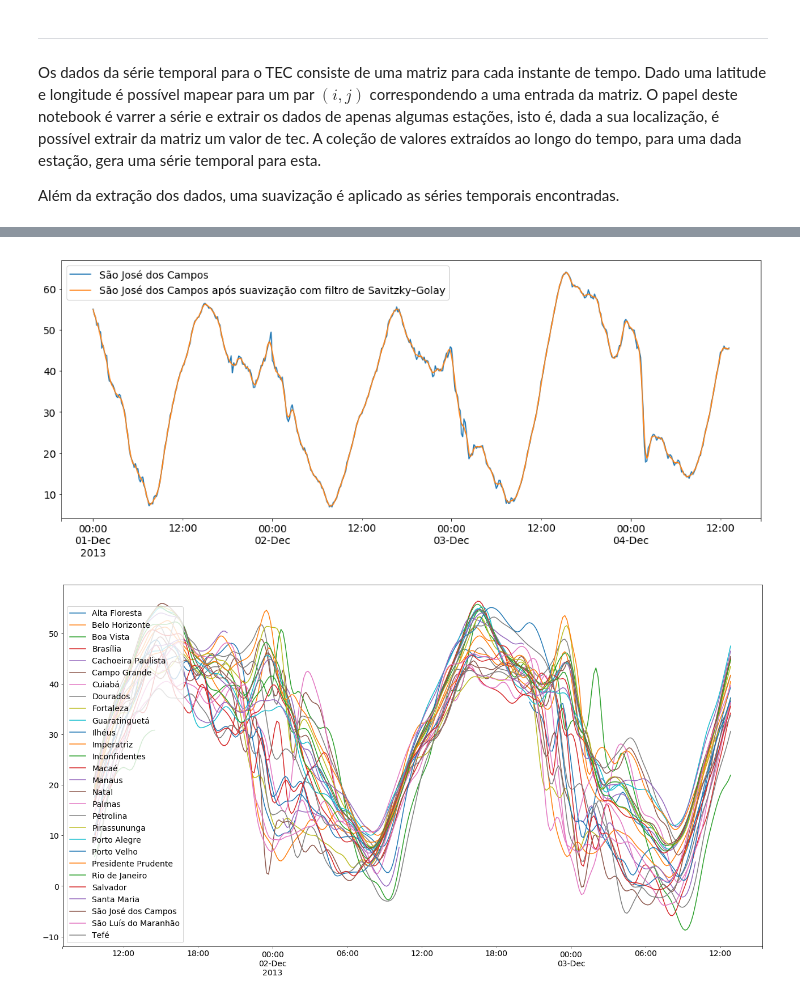
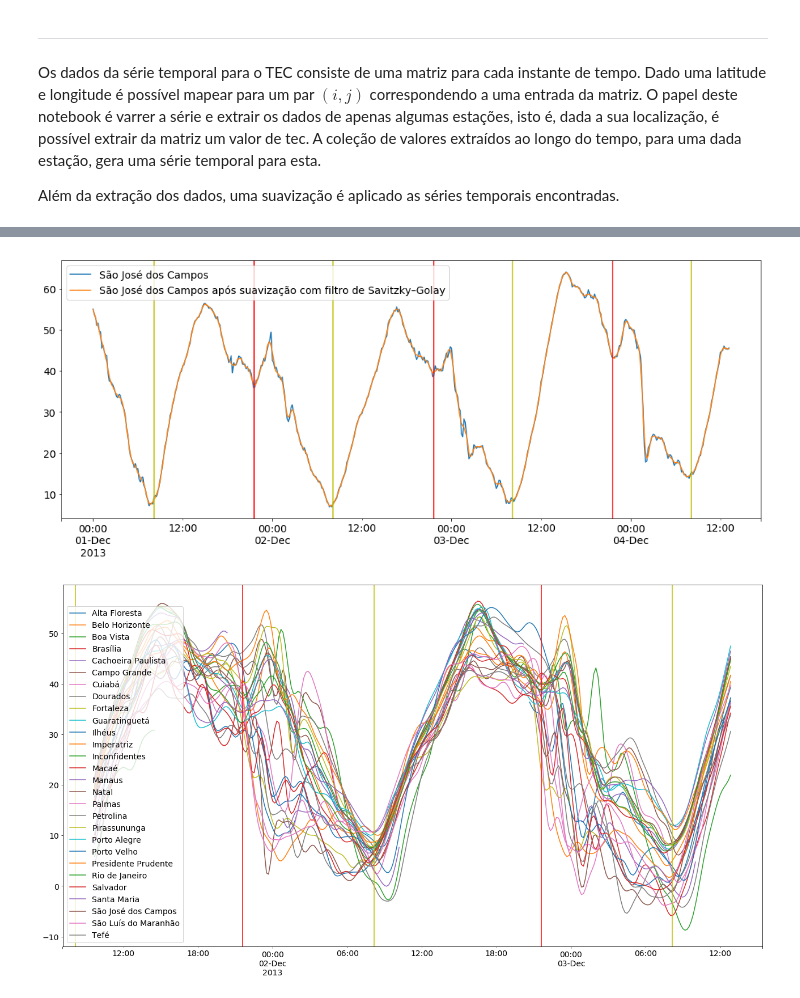
Before and after one commit to retiarus/correlation_vtec_s4, a Jupyter notebook: 03_extract_vtec_stations.ipynb, the cells around one changed output, grey strips where cells are left out. Cells and saved outputs as stored; diff of their text form; code cells hidden in the pictures.

```diff
--- a/03_extract_vtec_stations.ipynb
+++ b/03_extract_vtec_stations.ipynb
@@ -85,7 +86,17 @@ rolling = df.rolling(window, win_type='gaussian', center=True)
 df['São José dos Campos após suavização com média móvel com peso gaussiano'] = rolling.mean(std=1.0)
 
 # just for visualization
-df[0:512].plot(figsize=(14, 6));
+df_aux = df[0:512]
+ax = df_aux.plot(figsize=(14, 6));
+
+lat, long = location_station('sj2')
+set_of_sunrise = find_set_sunrise(df_aux, lat, long)
+set_of_sunset = find_set_sunset(df_aux, lat, long)
+for i in set_of_sunrise:
+    ax.axvline(x=i, color='y')
+for i in set_of_sunset[0:-1]:
+    ax.axvline(x=i, color='r')
+
 plt.tight_layout()
 plt.savefig('./images/vtec_sj2_gauss.eps', format='eps', dpi=1000)
 # %% [output]
@@ -93,16 +104,26 @@ plt.savefig('./images/vtec_sj2_gauss.eps', format='eps', dpi=1000)
 # %%
 sj2_values = df_series['sj2'].values
 df = pd.DataFrame(df_series['sj2'])
 df.columns = ['São José dos Campos']
 rolling = df.rolling(window, win_type='gaussian', center=True)
 df['São José dos Campos após suavização com filtro de Savitzky–Golay'] = savgol_filter(sj2_values, window, 3)
 
 # just for visualization
-df[0:512].plot(figsize=(14, 6));
+df_aux = df[0:512]
+ax = df_aux.plot(figsize=(14, 6));
+
+lat, long = location_station('sj2')
+set_of_sunrise = find_set_sunrise(df_aux, lat, long)
+set_of_sunset = find_set_sunset(df_aux, lat, long)
+for i in set_of_sunrise:
+    ax.axvline(x=i, color='y')
+for i in set_of_sunset[0:-1]:
+    ax.axvline(x=i, color='r')
+
 plt.tight_layout()
 plt.savefig('./images/vtec_sj2_savi.eps', format='eps', dpi=1000)
 # %% [output]
-[figure, old version]
+[figure, new version]
 # %%
 for i in df_series.columns.values:
     df_series[i] = savgol_filter(df_series[i].values, window, 3)
@@ -117,11 +138,21 @@ df_series_draw = df_series.copy()
 df_series_draw.columns = name
 # %%
 # just for visualization
-df_series_draw[54:370].rolling(window, win_type='gaussian', center=True).mean(std=1.0).plot(figsize=(18, 10));
+df_aux = df_series_draw[54:370]
+ax = df_aux.rolling(window, win_type='gaussian', center=True).mean(std=1.0).plot(figsize=(18, 10));
+
+lat, long = location_station('sj2')
+set_of_sunrise = find_set_sunrise(df_aux, lat, long)
+set_of_sunset = find_set_sunset(df_aux, lat, long)
+for i in set_of_sunrise:
+    ax.axvline(x=i, color='y')
+for i in set_of_sunset[0:-1]:
+    ax.axvline(x=i, color='r')
+
 plt.tight_layout()
 plt.savefig('./images/vtec_signal.eps', format='eps', dpi=1000)
 # %% [output]
-[figure, old version]
+[figure, new version]
 # %%
 for file in files:
     df_series.to_pickle(os.path.join(local_data, 'station_' + file), compression='xz')
```
Also changed, not shown: parts of 3 cells of this notebook, 3 other files.
